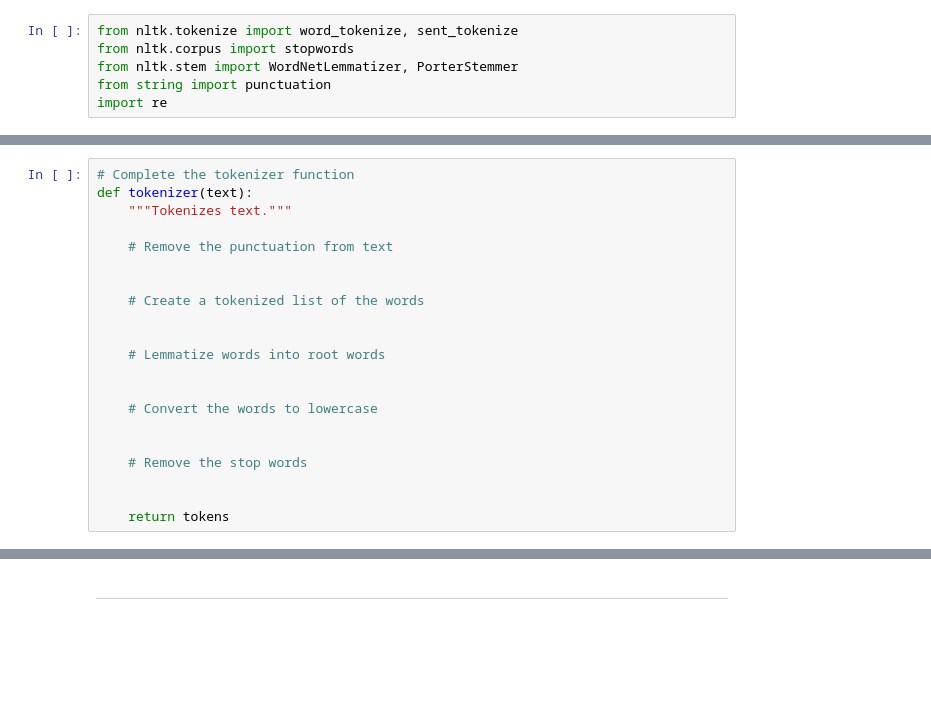
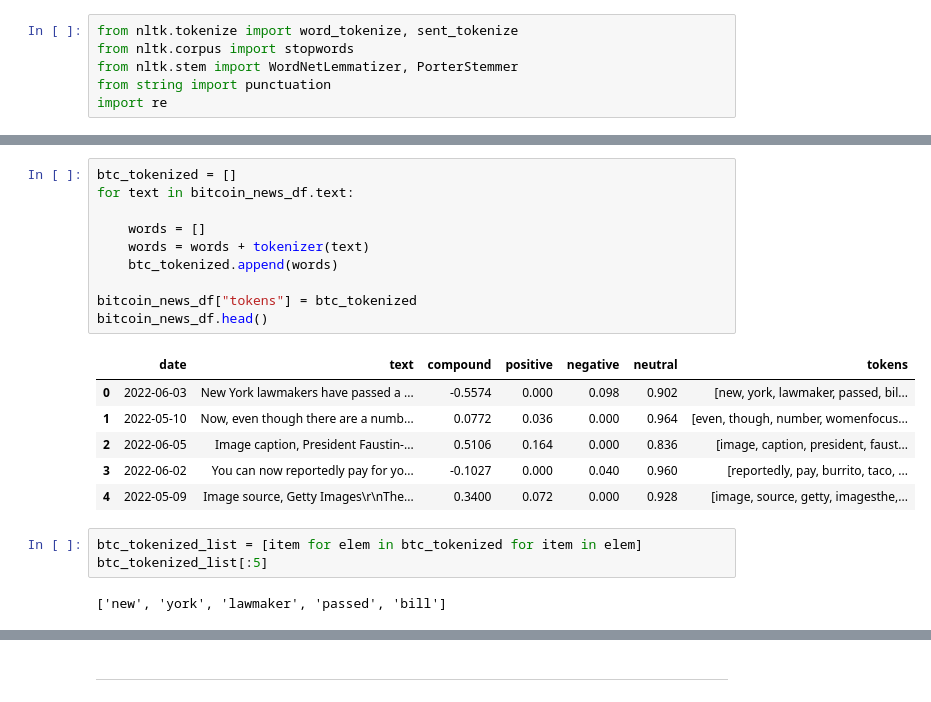
Before and after one commit to DDEEEVV/Natural_Language_Processing-HW, a Jupyter notebook: Starter_Code/crypto_sentiment.ipynb, the cells around one changed output, grey strips where cells are left out. Drawn from its saved outputs; the diff is of its cells as text; blank space fills up the shorter version.

```diff
--- a/Starter_Code/crypto_sentiment.ipynb
+++ b/Starter_Code/crypto_sentiment.ipynb
@@ -217,21 +217,0 @@ import re
-# %%
-# Complete the tokenizer function
-def tokenizer(text):
-    """Tokenizes text."""
-
-    # Remove the punctuation from text
-
-
-    # Create a tokenized list of the words
-
-
-    # Lemmatize words into root words
-
-
-    # Convert the words to lowercase
-
-
-    # Remove the stop words
-
-
-    return tokens
@@ -243,0 +227,22 @@ def tokenizer(text):
+# %%
+btc_tokenized = []
+for text in bitcoin_news_df.text:
+
+    words = []
+    words = words + tokenizer(text)
+    btc_tokenized.append(words)
+
+bitcoin_news_df["tokens"] = btc_tokenized
+bitcoin_news_df.head()
+# %% [output]
+|  | date | text | compound | positive | negative | neutral | tokens |
+| 0 | 2022-06-03 | New York lawmakers have passed a ... | -0.5574 | 0.000 | 0.098 | 0.902 | [new, york, lawmaker, passed, bil... |
+| 1 | 2022-05-10 | Now, even though there are a numb... | 0.0772 | 0.036 | 0.000 | 0.964 | [even, though, number, womenfocus... |
+| 2 | 2022-06-05 | Image caption, President Faustin-... | 0.5106 | 0.164 | 0.000 | 0.836 | [image, caption, president, faust... |
+| 3 | 2022-06-02 | You can now reportedly pay for yo... | -0.1027 | 0.000 | 0.040 | 0.960 | [reportedly, pay, burrito, taco, ... |
+| 4 | 2022-05-09 | Image source, Getty Images\r\nThe... | 0.3400 | 0.072 | 0.000 | 0.928 | [image, source, getty, imagesthe,... |
+# %%
+btc_tokenized_list = [item for elem in btc_tokenized for item in elem]
+btc_tokenized_list[:5]
+# %% [output]
+['new', 'york', 'lawmaker', 'passed', 'bill']
```
Also changed, not shown: parts of 29 cells of this notebook.
